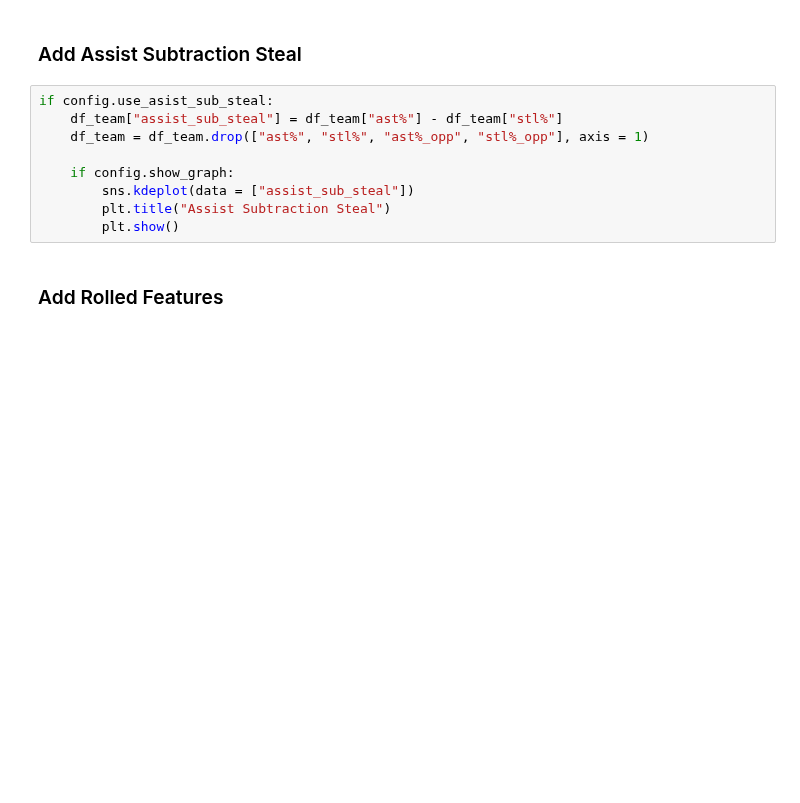
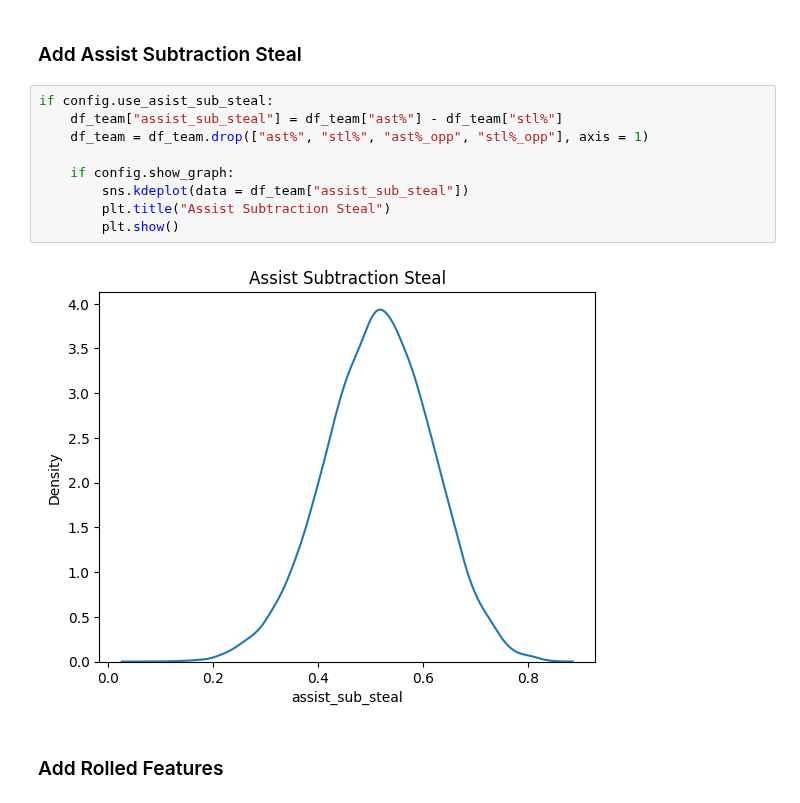
Before and after one commit to Mustafa-Er/Predict_NBA_Games, a Jupyter notebook: NBA_Data_Science_Works.ipynb, the cells around one changed output. Drawn from its saved outputs; the diff is of its cells as text; blank space fills up the shorter version.

Commit message:
Update NBA_Data_Science_Works

```diff
--- a/NBA_Data_Science_Works.ipynb
+++ b/NBA_Data_Science_Works.ipynb
@@ -414,12 +424,14 @@ if config.fix_names:
 # %%
 if config.use_asist_sub_steal:
     df_team["assist_sub_steal"] = df_team["ast%"] - df_team["stl%"]
     df_team = df_team.drop(["ast%", "stl%", "ast%_opp", "stl%_opp"], axis = 1)
 
     if config.show_graph:
-        sns.kdeplot(data = ["assist_sub_steal"])
+        sns.kdeplot(data = df_team["assist_sub_steal"])
         plt.title("Assist Subtraction Steal")
         plt.show()
+# %% [output]
+[figure, added]
 # %% [markdown]
 ### Add Rolled Features
 # %%
```
Also changed, not shown: parts of 12 cells of this notebook.
